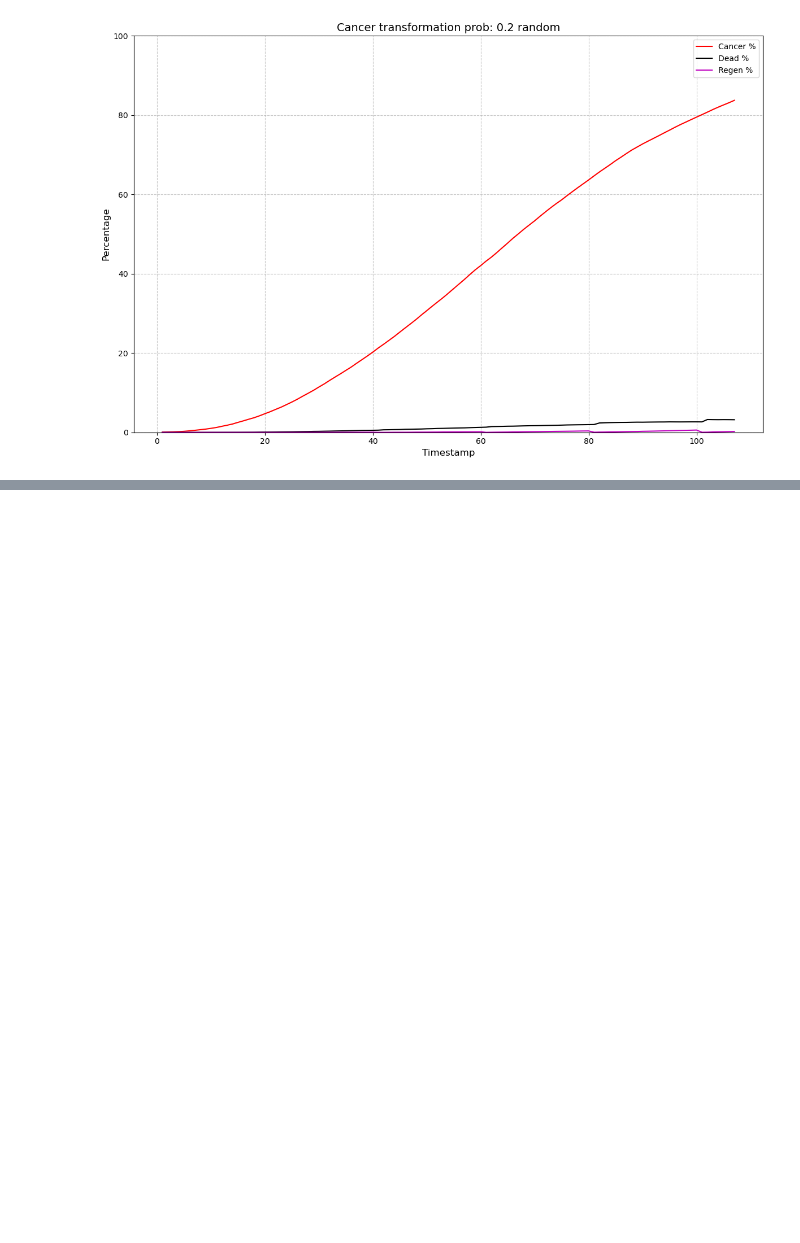
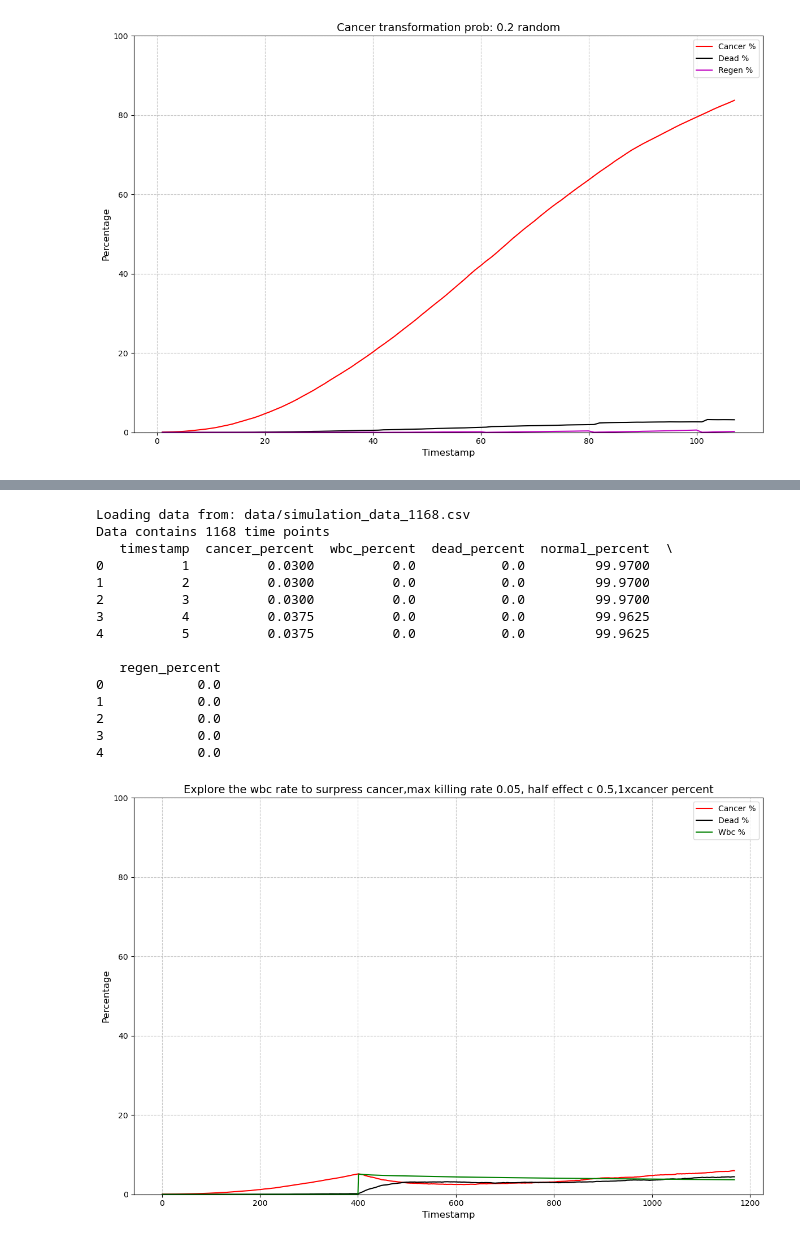
Before and after one commit to Dramalf/cancer_simulation, a Jupyter notebook: plot.ipynb, the cells around one changed output, grey strips where cells are left out. Saved outputs shown, nothing was run; the diff lists cells and outputs as text; code cells hidden in the pictures; blank space fills up the shorter version.

```diff
--- a/plot.ipynb
+++ b/plot.ipynb
@@ -248,0 +257,24 @@ Data contains 107 time points
+# %%
+plot_simulation_data(
+    file_path='data/simulation_data_1168.csv',
+    columns_to_plot=['cancer_percent', 'dead_percent', 'wbc_percent'],
+    title='Explore the wbc rate to surpress cancer,max killing rate 0.05, half effect c 0.5,1xcancer percent',
+    # log_scale=True
+)
+# %% [output]
+Loading data from: data/simulation_data_1168.csv
+Data contains 1168 time points
+   timestamp  cancer_percent  wbc_percent  dead_percent  normal_percent  \
+0          1          0.0300          0.0           0.0         99.9700
+1          2          0.0300          0.0           0.0         99.9700
+2          3          0.0300          0.0           0.0         99.9700
+3          4          0.0375          0.0           0.0         99.9625
+4          5          0.0375          0.0           0.0         99.9625
+
+   regen_percent
+0            0.0
+1            0.0
+2            0.0
+3            0.0
+4            0.0
+[figure, added]
```
Also changed, not shown: parts of 20 cells of this notebook, 5 other files.
